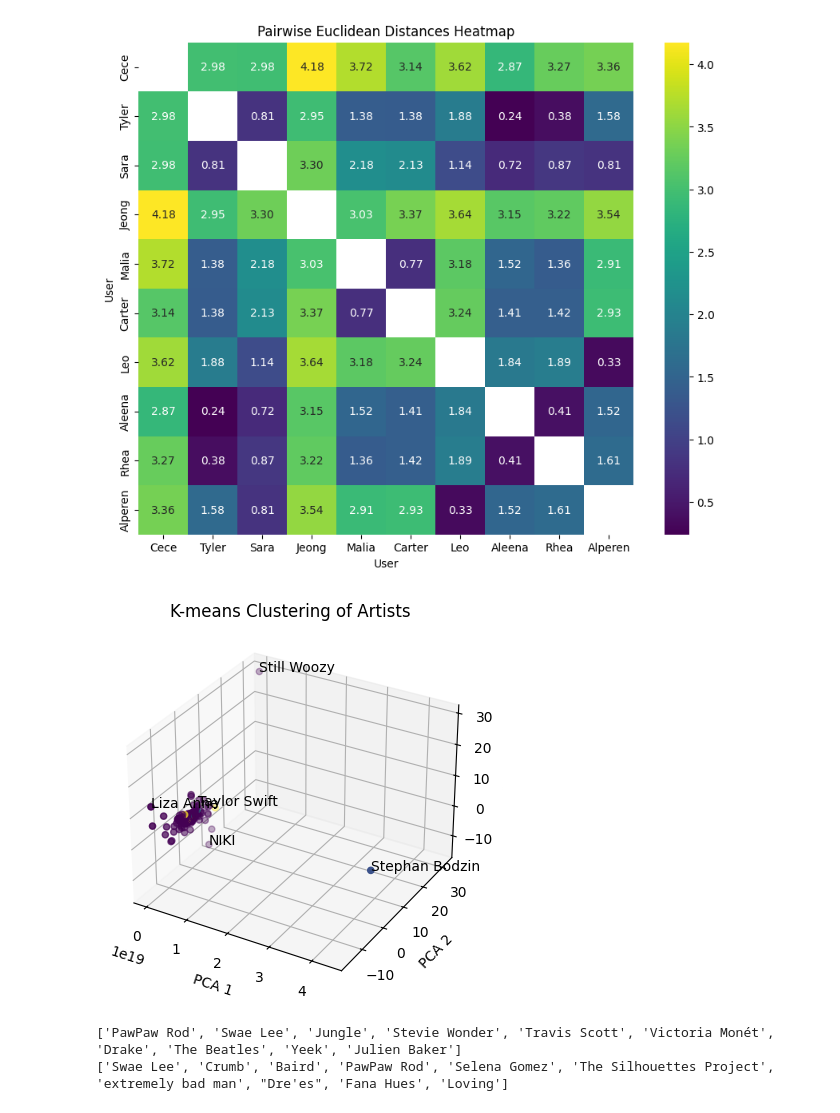
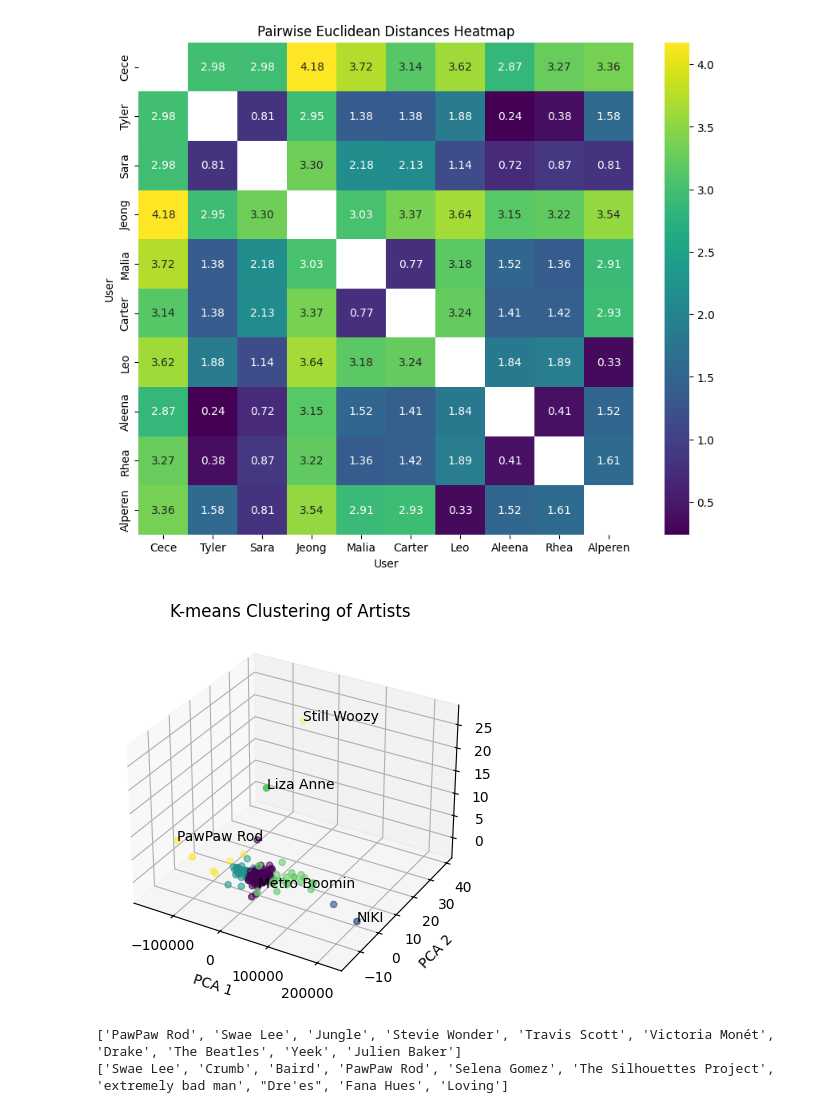
Before and after one commit to rhea-mal/MusicRecommendation, a Jupyter notebook: create_playlist_matrix.ipynb, the cells around one changed output. Drawn from its saved outputs; the diff is of its cells as text; code cells hidden in the pictures.

```diff
--- a/create_playlist_matrix.ipynb
+++ b/create_playlist_matrix.ipynb
@@ -575,40 +575,41 @@ Alperen is most similar to Leo
 
 artists_transposed = playlist_new.T
 artists_transposed = artists_transposed.drop('Joey Bada$$')
+artists_transposed = artists_transposed.drop('Stephan Bodzin')
 kmeans = KMeans(n_clusters=5, random_state=0)
 clusters = kmeans.fit_predict(artists_transposed)
 
 # Apply PCA to reduce the dimensions to 2 or 3
 pca = PCA(n_components=3)
 reduced_data = pca.fit_transform(artists_transposed)
 
 # Find indices of min and max for each PCA component
 min_indices = reduced_data.argmin(axis=0)
 max_indices = reduced_data.argmax(axis=0)
 
 # Combine these indices (they might be not unique if min and max are the same for some component)
 label_indices = set(min_indices) | set(max_indices)
 
 # Plotting
 fig = plt.figure()
 ax = fig.add_subplot(111, projection='3d')
 ax.scatter(reduced_data[:, 0], reduced_data[:, 1], reduced_data[:, 2], c=clusters, cmap='viridis', marker='o')
 
 # Annotating points with min and max PCA values
 for i, artist_name in enumerate(artists_transposed.index):
     # Label the min and max points for each PCA component
     if i in label_indices:
         safe_name = artist_name.encode('ascii', 'ignore').decode()
         ax.text(reduced_data[i, 0], reduced_data[i, 1], reduced_data[i, 2], safe_name, usetex=False)
 
 ax.set_title('K-means Clustering of Artists')
 ax.set_xlabel('PCA 1')
 ax.set_ylabel('PCA 2')
 ax.set_zlabel('PCA 3')
 
 plt.show()
 # %% [output]
-[figure, old version]
+[figure, new version]
 # %%
 ## top 5 recommendation
 
```
Also changed, not shown: parts of 2 cells of this notebook.
